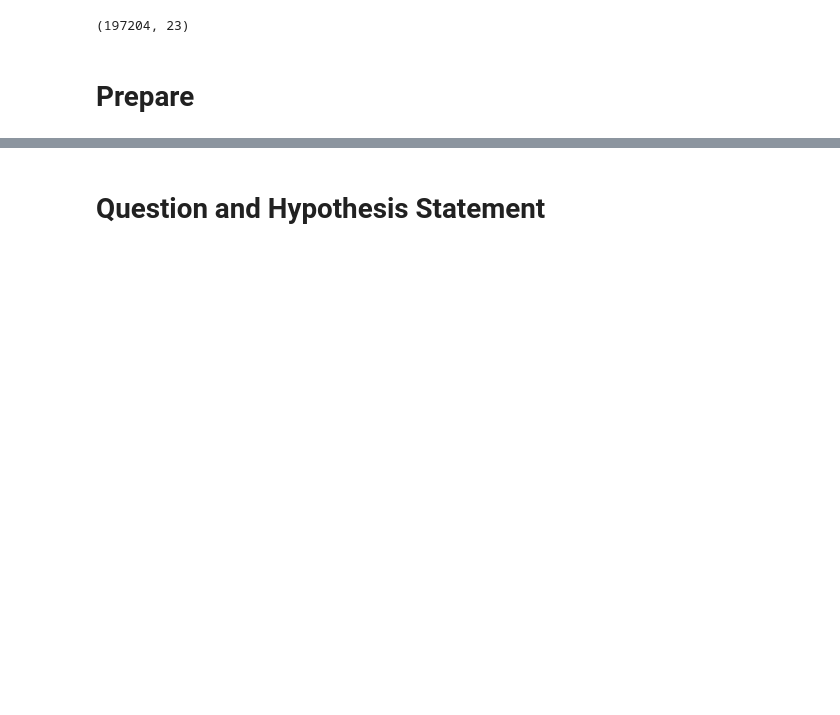
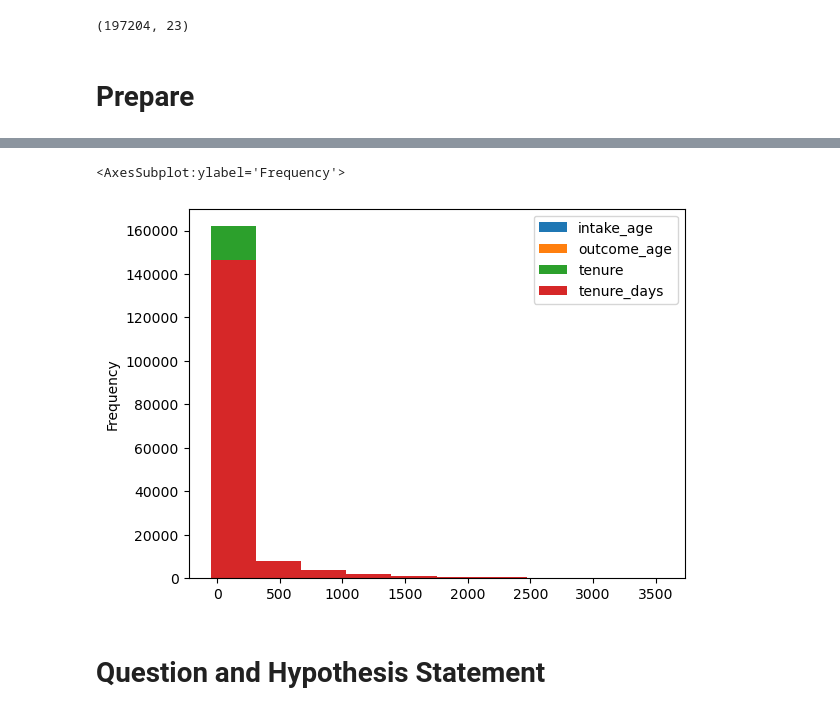
Before and after one commit to pound-puppies/animal-advocacy, a Jupyter notebook: bo_explore.ipynb, the cells around one changed output, grey strips where cells are left out. Saved outputs shown, nothing was run; the diff lists cells and outputs as text; code cells hidden in the pictures; blank space fills up the shorter version.

```diff
--- a/bo_explore.ipynb
+++ b/bo_explore.ipynb
@@ -90,3 +302,8 @@ df.color.nunique()
+# %%
+df[df.tenure_days > 0].plot.hist()
+# %% [output]
+<AxesSubplot:ylabel='Frequency'>
+[figure, added]
 # %% [markdown]
 # Question and Hypothesis Statement
 # %% [markdown]
```
Also changed, not shown: parts of 22 cells of this notebook.
